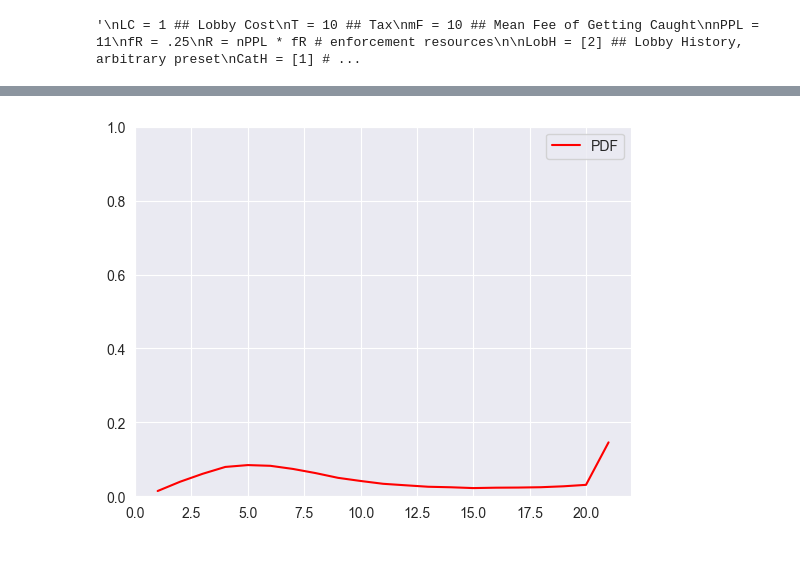
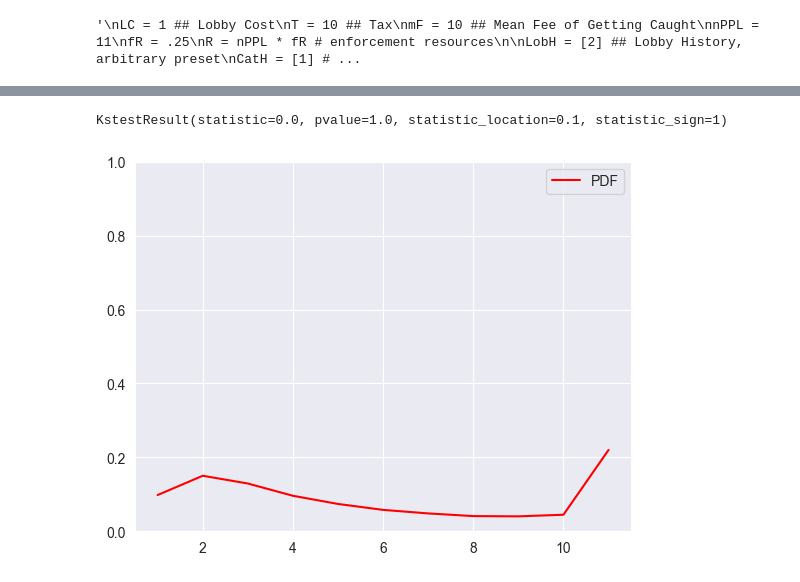
Before and after one commit to JTayMilli/391X, a Jupyter notebook: BoringDynamics.ipynb, the cells around one changed output, grey strips where cells are left out. Drawn from its saved outputs; the diff is of its cells as text; code cells hidden in the pictures.

```diff
--- a/BoringDynamics.ipynb
+++ b/BoringDynamics.ipynb
@@ -70,3 +77,5 @@ def set(LC, T, mF, nPPL, fR, itr):
     CatH = [randint(0,LobH[0])] ## Catch history, arbitrary preset
     run(LC = LC, T = T, mF = mF, nPPL = nPPL, fR = fR, itr = itr, LobH = LobH, CatH = CatH)
     return LobH, CatH
+# %%
+LobH, CatH = set(LC = 1, T = 5, mF = .5, nPPL = 10, fR = .5, itr = 1000)
@@ -73,8 +91,23 @@ def set(LC, T, mF, nPPL, fR, itr):
+# %%
+def DynPDF(LC, T, mF, nPPL, fR, itr):
+    MAXitr = itr
+    itr = 10
+    LobH, CatH = set(LC = LC, T = T, mF = mF, nPPL = nPPL, fR = fR, itr = itr)
+    count, bins_count = np.histogram(LobH, bins=nPPL+1)
+    pdf2 = count / sum(count)
+    pdf = [1]
+
+    while sum(abs(pdf - pdf2)) > .01 and itr <= MAXitr:
+        itr = itr * 10
+        pdf = pdf2
+        LobH, CatH = set(LC = LC, T = T, mF = mF, nPPL = nPPL, fR = fR, itr = itr)
+        count, bins_count = np.histogram(LobH, bins=nPPL+1)
+        pdf2 = count / sum(count)
+        #if itr >= MAXitr: break
+    #cdf = np.cumsum(pdf)
+    #nL = range(0,nPPL+1) # equals to list(set(words))
+    #Lfreq = [x/(len(LobH)) for x in list(Counter(LobH).values())] # counts the elements' frequency
+    pdf = pdf2
+    return pdf, bins_count
 # %%
-
-fR = .5
-LC = 1
-T = 15
-mF = 5
-nPPL = 20
-LobH, CatH = set(LC = LC, T = T, mF = mF, nPPL = nPPL, fR = fR, itr = 100000)
+DynPDF(fR = .5, LC = 1, T = 15, mF = 5, nPPL = 10, itr = 100000)[0]
@@ -95,9 +117,0 @@ plt.hist(LobH, range = [0,nPPL+1])
-# %%
-def DynPDF(LC, T, mF, nPPL, fR, itr):
-    LobH, CatH = set(LC = LC, T = T, mF = mF, nPPL = nPPL, fR = fR, itr = itr)
-    #nL = range(0,nPPL+1) # equals to list(set(words))
-    #Lfreq = [x/(len(LobH)) for x in list(Counter(LobH).values())] # counts the elements' frequency
-    count, bins_count = np.histogram(LobH, bins=nPPL+1)
-    pdf = count / sum(count)
-    cdf = np.cumsum(pdf)
-    return pdf, bins_count
@@ -117,3 +147,12 @@ KstestResult(statistic=0.2903225806451613, pvalue=0.14742010273046638, statistic
+# %%
+TMPDF = [.1,.2,.3,.2,.1,.1]
+TMPDF2 = [.3,.2,.2,.1,.1,.1]
+cdf = np.cumsum(TMPDF)
+cdf
+#stats.kstest(TMPDF, TMPDF2)
+ks_2samp(TMPDF, TMPDF2)
+# %% [output]
+KstestResult(statistic=0.0, pvalue=1.0, statistic_location=0.1, statistic_sign=1)
 # %%
 def GraphDynPDF(LC, T, mF, nPPL, fR, itr):
     pdf, bins_count = DynPDF(LC = LC, T = T, mF = mF, nPPL = nPPL, fR = fR, itr = itr)
@@ -121,9 +160,9 @@ def GraphDynPDF(LC, T, mF, nPPL, fR, itr):
     plt.ylim([0, 1])
     plt.legend()
 # %%
-GraphDynPDF(fR = .5, LC = 1, T = 15, mF = 5, nPPL = 20, itr = 100000)
+GraphDynPDF(fR = .8, LC = 1, T = 5, mF = .5, nPPL = 10, itr = 10000)
 # %% [output]
-[figure, old version]
+[figure, new version]
 # %%
 def DynItrR(LC, T, mF, nPPL, itr, bl):
     fR = 1 * bl
```
Also changed, not shown: parts of 14 cells of this notebook, 1 other file.
